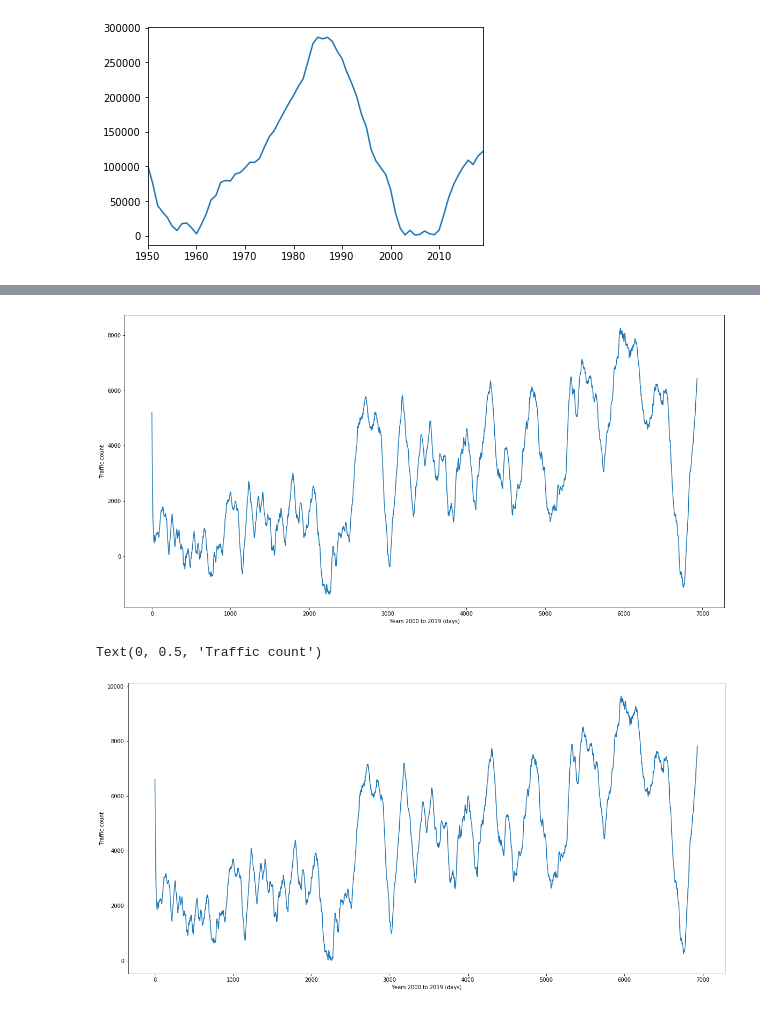
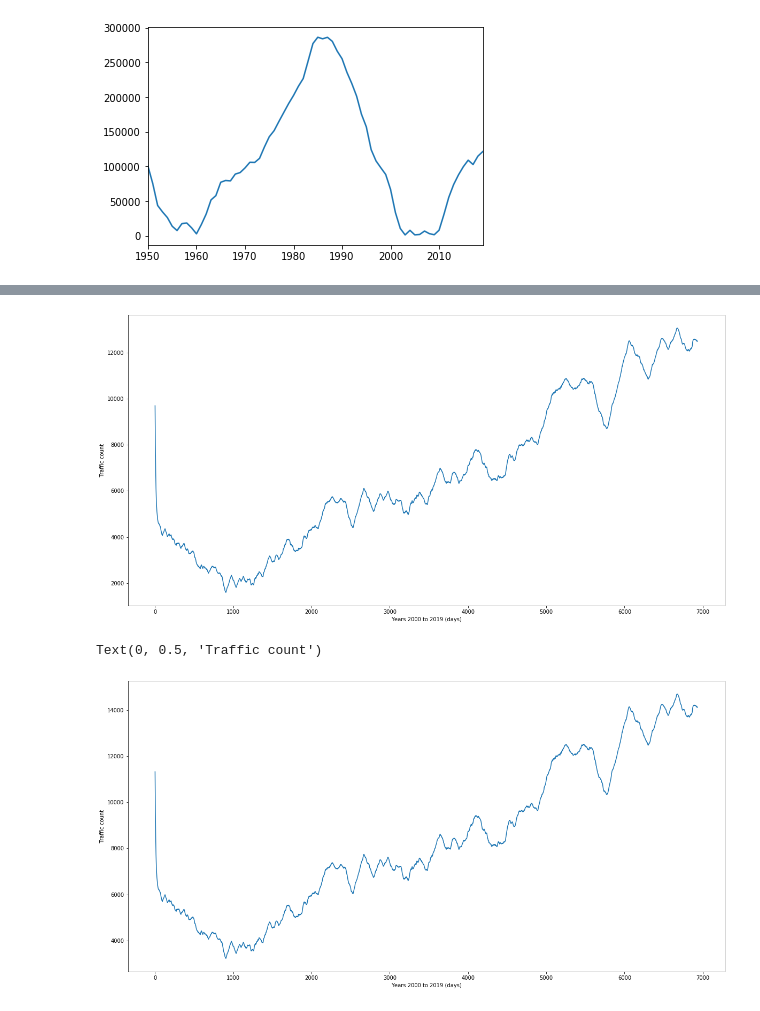
Before and after one commit to KSaiPremika/Plant-the-future, a Jupyter notebook: Traffic_Data_Creation_using_1D_Perlin_noise.ipynb, the cells around one changed output, grey strips where cells are left out. Cells and saved outputs as stored; diff of their text form; code cells hidden in the pictures.

```diff
--- a/Traffic_Data_Creation_using_1D_Perlin_noise.ipynb
+++ b/Traffic_Data_Creation_using_1D_Perlin_noise.ipynb
@@ -226,35 +226,35 @@ def createData(rows,startYear,endYear,plotGraph=True,printLog=True):
     #for j in range(365):
     x = float(startYear+i) * span / points - 0.5 * span
 
     y = base + noise.pnoise1(x , octaves) * amplitude
     #print(x,y, end= '\n')
 
     time.append(n)
     n+=1
     #span*=1.2
     base*=slope
-    y = y + (i*slope)
+    y = y + (i*2*slope)
     value.append(int(y))
 
 
     #base*=slope
   plt.figure(figsize=(20,10))
   plt.plot(time,value)
   plt.xlabel("Years 2000 to 2019 (days)")
   plt.ylabel("Traffic count")
 
   minValue = min(value)
   value = np.array(value)+np.abs(minValue) + np.random.randint(50)
 
 
 
   return  np.array(value), np.array(time)
 
 
 
 data ,time = createData(1000,startYear=2000,endYear=2019,plotGraph=True,printLog=True)
 # %% [output]
-[figure, old version]
+[figure, new version]
 # %%
 plt.figure(figsize=(20,10))
 plt.plot(time,data)
@@ -262,4 +262,4 @@ plt.xlabel("Years 2000 to 2019 (days)")
 plt.ylabel("Traffic count")
 # %% [output]
 Text(0, 0.5, 'Traffic count')
-[figure, old version]
+[figure, new version]
```
Also changed, not shown: parts of 22 cells of this notebook.
